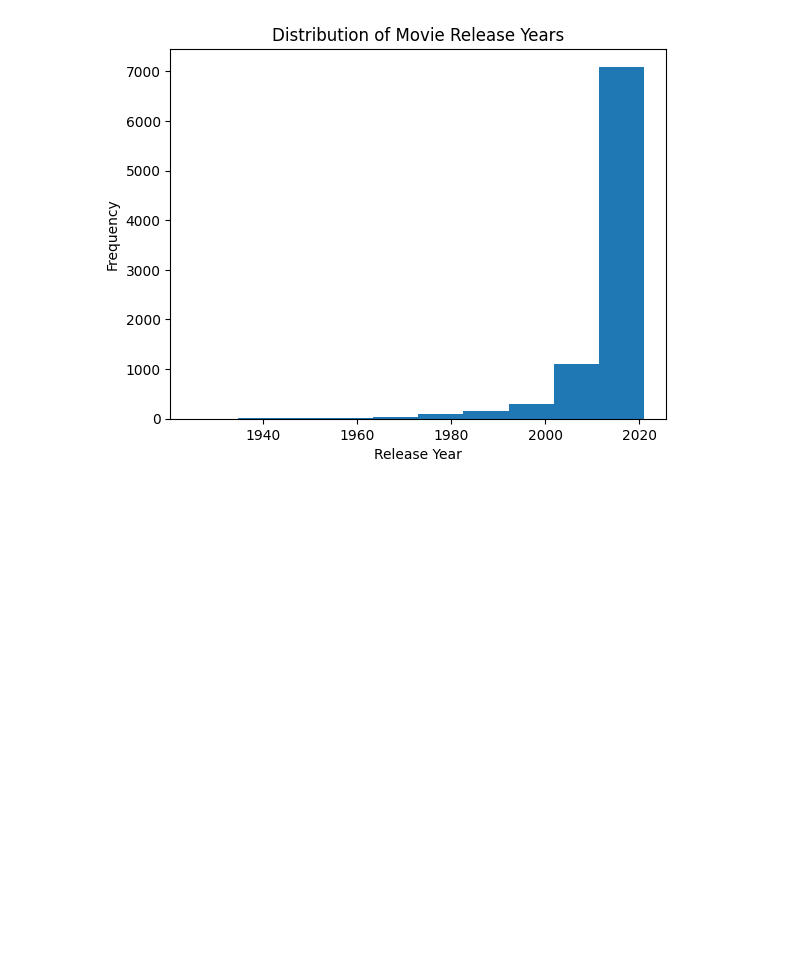
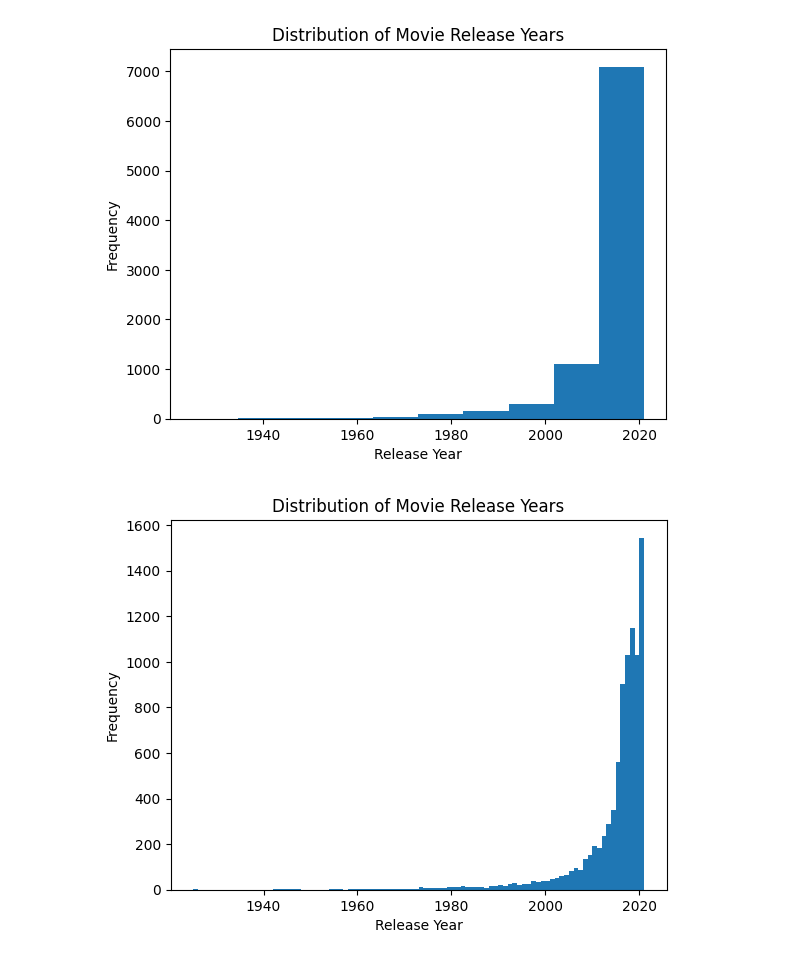
Before and after one commit to pilotbear-coder/Netflix_Titles, a Jupyter notebook: netflix_titles.ipynb, the cells around one changed output. Drawn from its saved outputs; the diff is of its cells as text; code cells hidden in the pictures; blank space fills up the shorter version.

Commit message:
change bin size on histogram

```diff
--- a/netflix_titles.ipynb
+++ b/netflix_titles.ipynb
@@ -93,3 +93,11 @@ plt.ylabel('Frequency')
 plt.show()
 # %% [output]
 [figure]
+# %%
+plt.hist(df['release_year'],bins=np.arange(min(df['release_year']),max(df['release_year']) + 1 , 1))
+plt.title('Distribution of Movie Release Years')
+plt.xlabel('Release Year')
+plt.ylabel('Frequency')
+plt.show()
+# %% [output]
+[figure, added]
```
